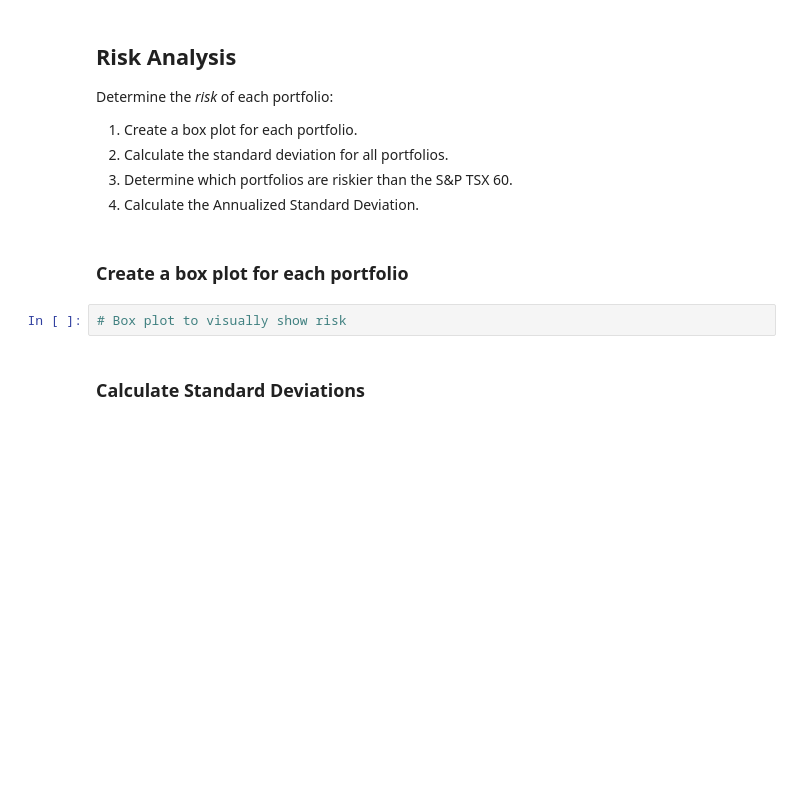
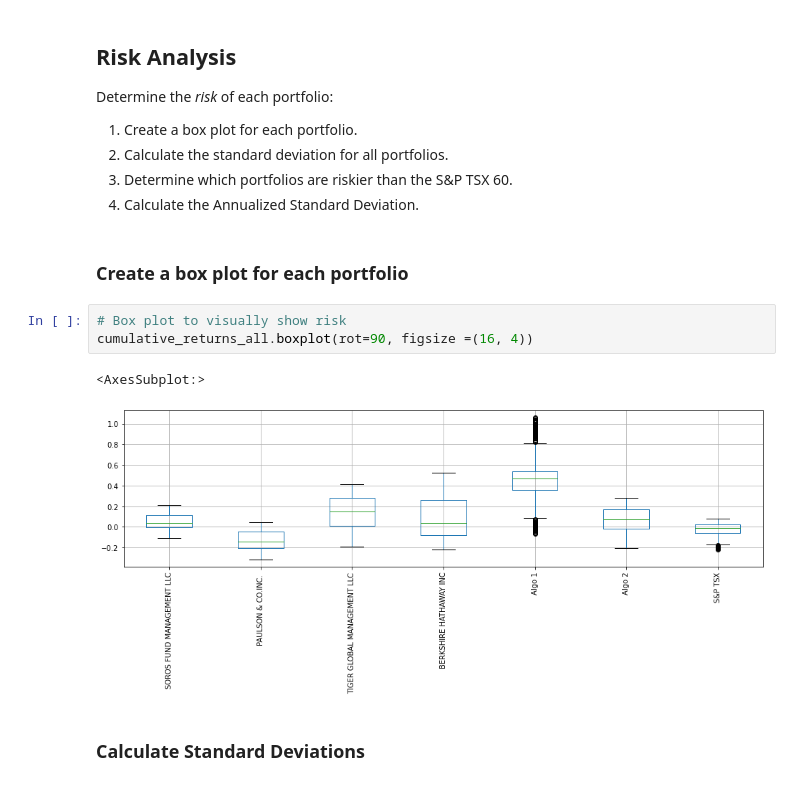
Before and after one commit to imjusthere92/whale_portfolio, a Jupyter notebook: whale_portfolio/whale_analysis.ipynb, the cells around one changed output. Saved outputs shown, nothing was run; the diff lists cells and outputs as text; blank space fills up the shorter version.

```diff
--- a/whale_portfolio/whale_analysis.ipynb
+++ b/whale_portfolio/whale_analysis.ipynb
@@ -310,6 +331,10 @@ Determine the _risk_ of each portfolio:
 ### Create a box plot for each portfolio
 # %%
 # Box plot to visually show risk
+cumulative_returns_all.boxplot(rot=90, figsize =(16, 4))
+# %% [output]
+<AxesSubplot:>
+[figure, added]
 # %% [markdown]
 ### Calculate Standard Deviations
 # %%
```
Also changed, not shown: parts of 11 cells of this notebook.
